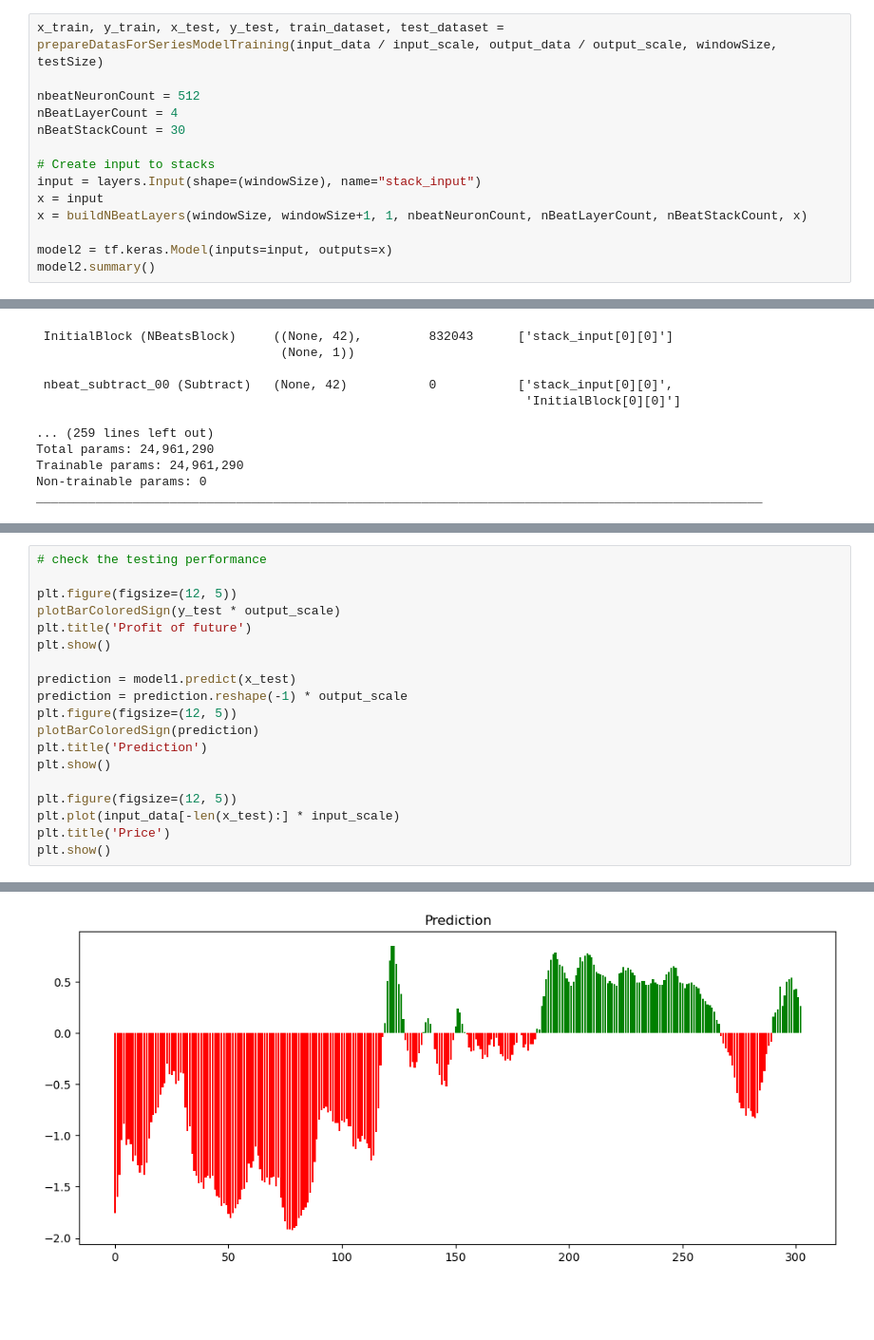
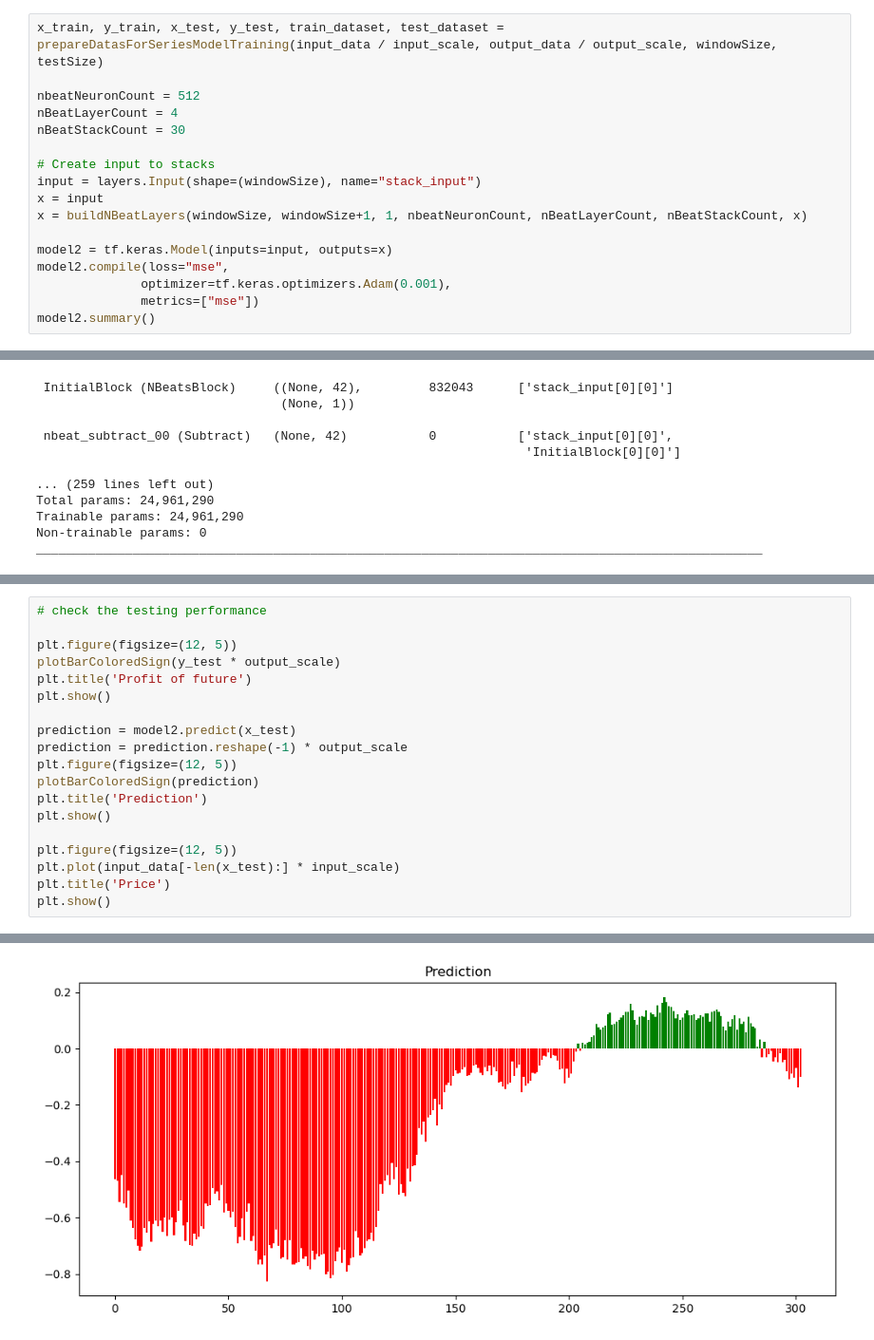
Before and after one commit to wwboy6/dl-btc-bnb, a Jupyter notebook: 06-profitoffuture.ipynb, the cells around one changed output, grey strips where cells are left out. Shown at 95% size. Saved outputs shown, nothing was run; the diff lists cells and outputs as text; blank space fills up the shorter version.

```diff
--- a/06-profitoffuture.ipynb
+++ b/06-profitoffuture.ipynb
@@ -187,6 +199,9 @@ x = input
 x = buildNBeatLayers(windowSize, windowSize+1, 1, nbeatNeuronCount, nBeatLayerCount, nBeatStackCount, x)
 
 model2 = tf.keras.Model(inputs=input, outputs=x)
+model2.compile(loss="mse",
+              optimizer=tf.keras.optimizers.Adam(0.001),
+              metrics=["mse"])
 model2.summary()
 # %% [output]
 Model: "model_1"
@@ -247,23 +265,23 @@ plt.show()
 # %%
 # check the testing performance
 
 plt.figure(figsize=(12, 5))
 plotBarColoredSign(y_test * output_scale)
 plt.title('Profit of future')
 plt.show()
 
-prediction = model1.predict(x_test)
+prediction = model2.predict(x_test)
 prediction = prediction.reshape(-1) * output_scale
 plt.figure(figsize=(12, 5))
 plotBarColoredSign(prediction)
 plt.title('Prediction')
 plt.show()
 
 plt.figure(figsize=(12, 5))
 plt.plot(input_data[-len(x_test):] * input_scale)
 plt.title('Price')
 plt.show()
 # %% [output]
 [figure]
-[figure, old version]
+[figure, new version]
 [figure]
```
Also changed, not shown: parts of 15 cells of this notebook, 1 other file.
